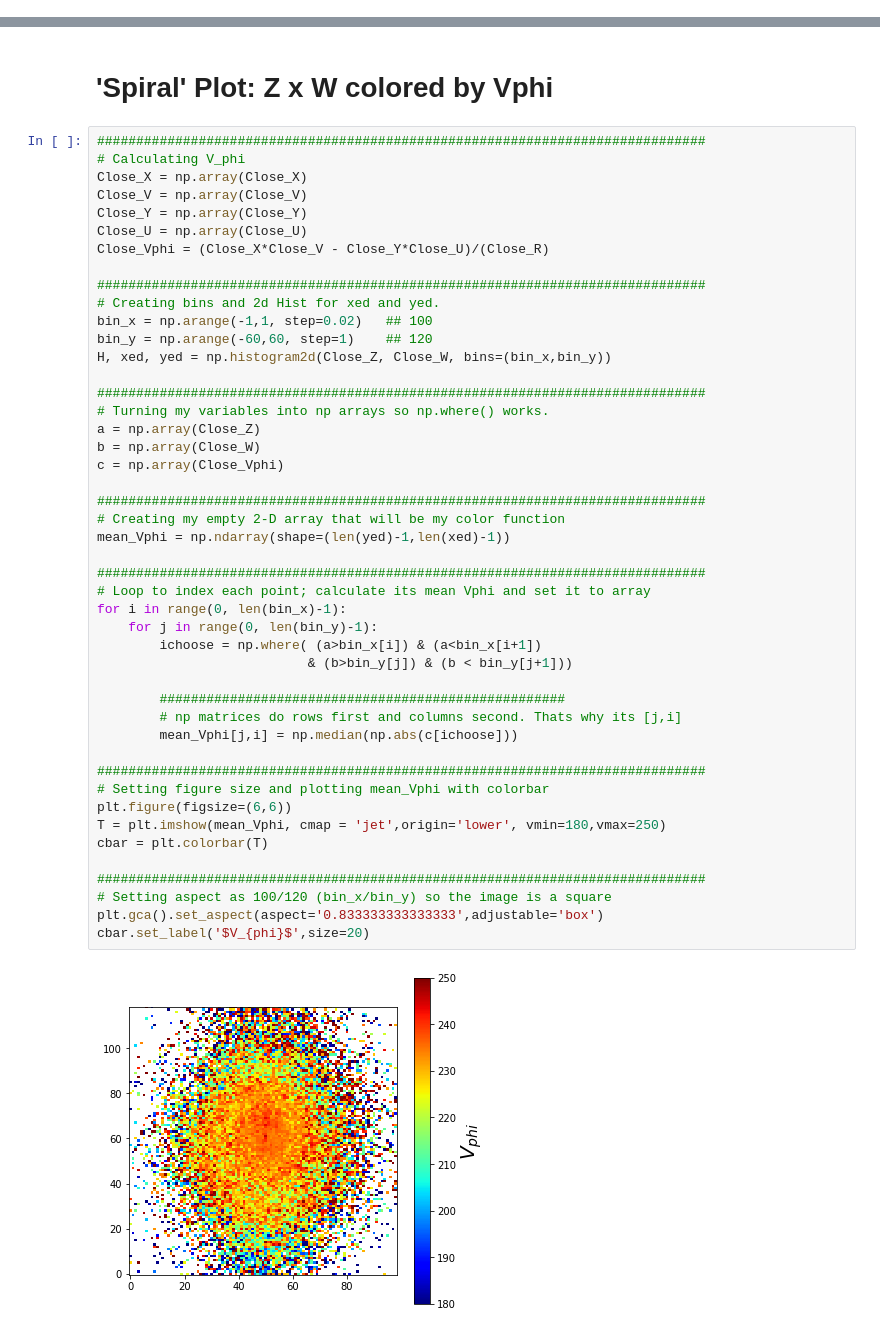
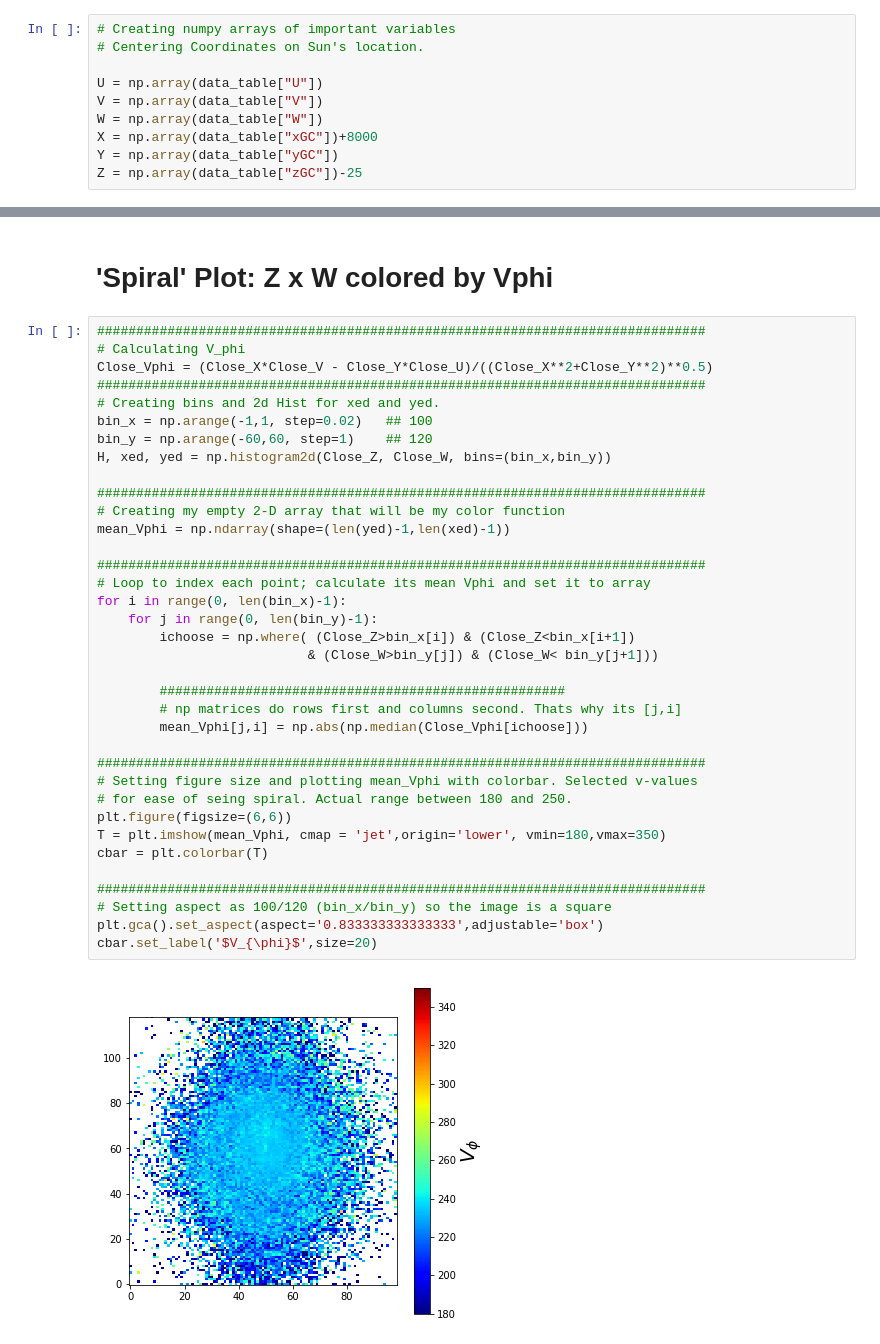
Before and after one commit to DouglasGrion/Kathryn, a Jupyter notebook: Kahtryn-Noted-Marchetti.ipynb, the cells around one changed output, grey strips where cells are left out. Saved outputs shown, nothing was run; the diff lists cells and outputs as text.

```diff
--- a/Kahtryn-Noted-Marchetti.ipynb
+++ b/Kahtryn-Noted-Marchetti.ipynb
@@ -58,0 +50,10 @@ Length = 7183262 rows
+# %%
+# Creating numpy arrays of important variables
+# Centering Coordinates on Sun's location.
+
+U = np.array(data_table["U"])
+V = np.array(data_table["V"])
+W = np.array(data_table["W"])
+X = np.array(data_table["xGC"])+8000
+Y = np.array(data_table["yGC"])
+Z = np.array(data_table["zGC"])-25
@@ -199,48 +174,38 @@ C.set_label('$Log(\Sigma(U,V))$',size=20)
 # %%
 ##############################################################################
 # Calculating V_phi
-Close_X = np.array(Close_X)
-Close_V = np.array(Close_V)
-Close_Y = np.array(Close_Y)
-Close_U = np.array(Close_U)
-Close_Vphi = (Close_X*Close_V - Close_Y*Close_U)/(Close_R)
-
+Close_Vphi = (Close_X*Close_V - Close_Y*Close_U)/((Close_X**2+Close_Y**2)**0.5)
 ##############################################################################
 # Creating bins and 2d Hist for xed and yed.
 bin_x = np.arange(-1,1, step=0.02)   ## 100
 bin_y = np.arange(-60,60, step=1)    ## 120
 H, xed, yed = np.histogram2d(Close_Z, Close_W, bins=(bin_x,bin_y))
-
-##############################################################################
-# Turning my variables into np arrays so np.where() works.
-a = np.array(Close_Z)
-b = np.array(Close_W)
-c = np.array(Close_Vphi)
 
 ##############################################################################
 # Creating my empty 2-D array that will be my color function
 mean_Vphi = np.ndarray(shape=(len(yed)-1,len(xed)-1))
 
 ##############################################################################
 # Loop to index each point; calculate its mean Vphi and set it to array
 for i in range(0, len(bin_x)-1):
     for j in range(0, len(bin_y)-1):
-        ichoose = np.where( (a>bin_x[i]) & (a<bin_x[i+1])
-                           & (b>bin_y[j]) & (b < bin_y[j+1]))
+        ichoose = np.where( (Close_Z>bin_x[i]) & (Close_Z<bin_x[i+1])
+                           & (Close_W>bin_y[j]) & (Close_W< bin_y[j+1]))
 
         ####################################################
         # np matrices do rows first and columns second. Thats why its [j,i]
-        mean_Vphi[j,i] = np.median(np.abs(c[ichoose]))
+        mean_Vphi[j,i] = np.abs(np.median(Close_Vphi[ichoose]))
 
 ##############################################################################
-# Setting figure size and plotting mean_Vphi with colorbar
+# Setting figure size and plotting mean_Vphi with colorbar. Selected v-values
+# for ease of seing spiral. Actual range between 180 and 250.
 plt.figure(figsize=(6,6))
-T = plt.imshow(mean_Vphi, cmap = 'jet',origin='lower', vmin=180,vmax=250)
+T = plt.imshow(mean_Vphi, cmap = 'jet',origin='lower', vmin=180,vmax=350)
 cbar = plt.colorbar(T)
 
 ##############################################################################
 # Setting aspect as 100/120 (bin_x/bin_y) so the image is a square
 plt.gca().set_aspect(aspect='0.833333333333333',adjustable='box')
-cbar.set_label('$V_{phi}$',size=20)
+cbar.set_label('$V_{\phi}$',size=20)
 # %% [output]
-[figure, old version]
+[figure, new version]
```
Also changed, not shown: parts of 13 cells of this notebook, 1 other file.
